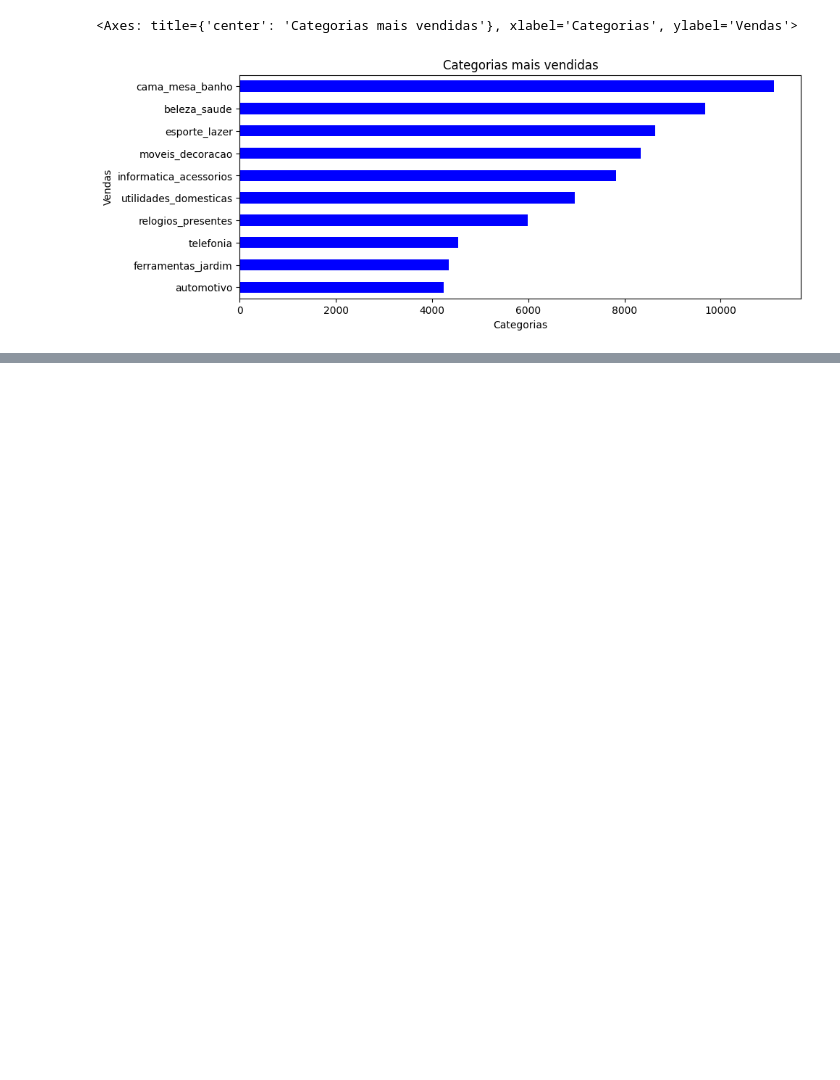
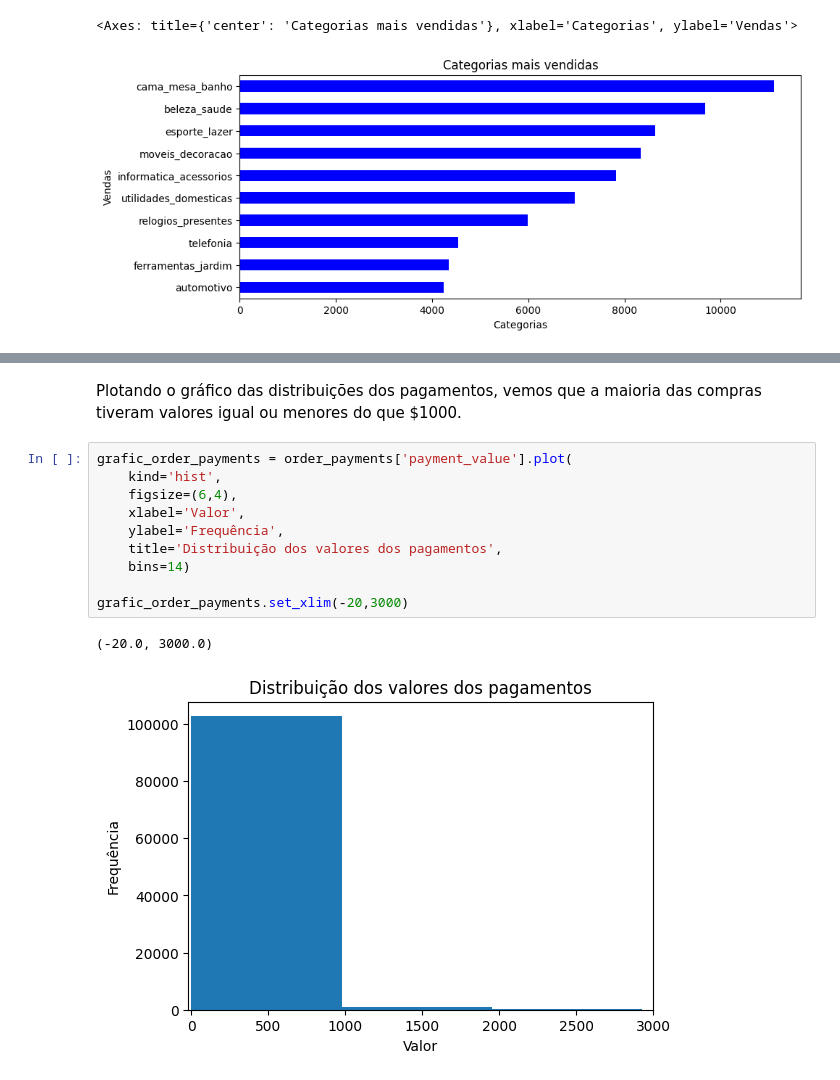
Before and after one commit to OtavioSotnas/Project-Pandas, a Jupyter notebook: src/apresentacao_trabalho.ipynb, the cells around one changed output, grey strips where cells are left out. Saved outputs shown, nothing was run; the diff lists cells and outputs as text; blank space fills up the shorter version.

```diff
--- a/src/apresentacao_trabalho.ipynb
+++ b/src/apresentacao_trabalho.ipynb
@@ -642,0 +712,15 @@ order_items['product_id'].value_counts(True).head(10)
+# %% [markdown]
+Plotando o gráfico das distribuições dos pagamentos, vemos que a maioria das compras tiveram valores igual ou menores do que $1000.
+# %%
+grafic_order_payments = order_payments['payment_value'].plot(
+    kind='hist',
+    figsize=(6,4),
+    xlabel='Valor',
+    ylabel='Frequência',
+    title='Distribuição dos valores dos pagamentos',
+    bins=14)
+
+grafic_order_payments.set_xlim(-20,3000)
+# %% [output]
+(-20.0, 3000.0)
+[figure, added]
```
Also changed, not shown: parts of 57 cells of this notebook.
